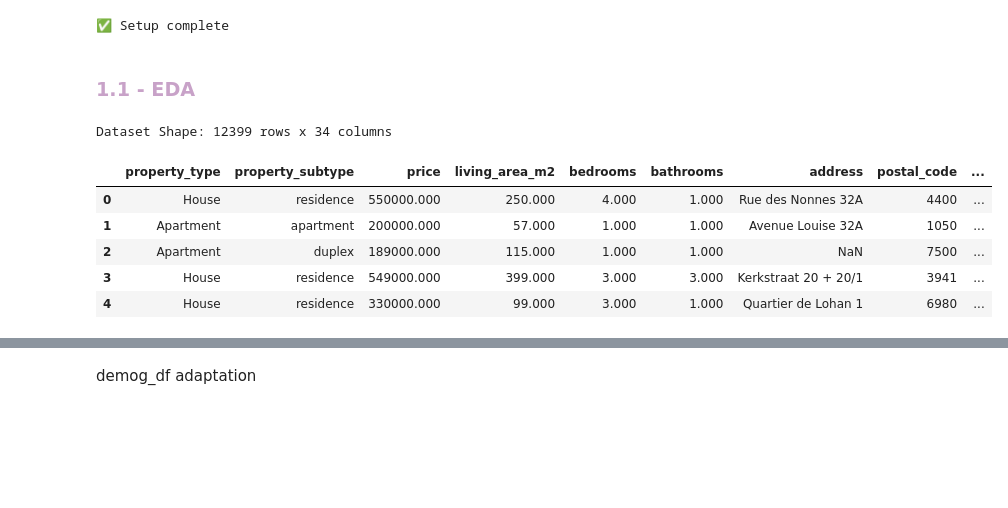
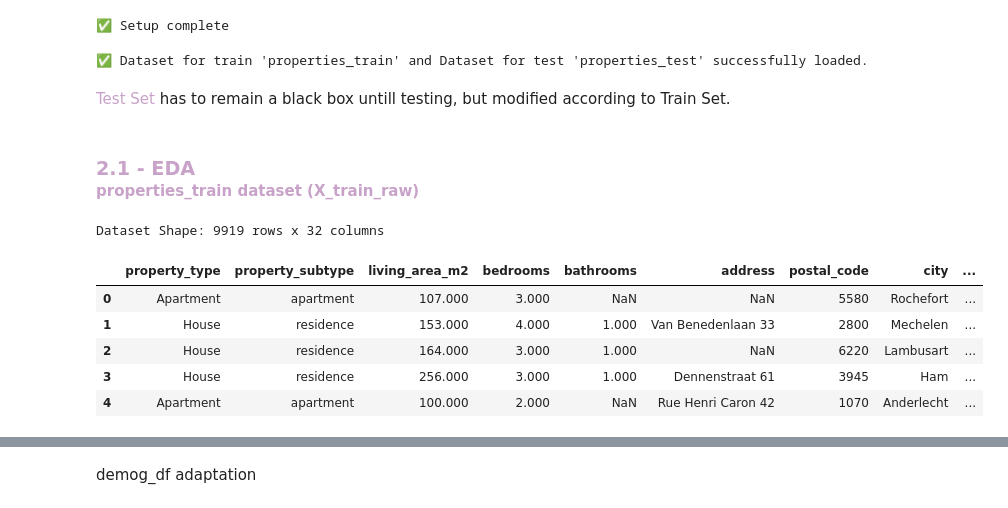
Before and after one commit to ireneghioni-glitch/immo-eliza-ml, a Jupyter notebook: 2_Data_Preparation/irene_ImmoEliza_preprocessing.ipynb, the cells around one changed output, grey strips where cells are left out. Cells and saved outputs as stored; diff of their text form; code cells hidden in the pictures; blank space fills up the shorter version.

```diff
--- a/2_Data_Preparation/irene_ImmoEliza_preprocessing.ipynb
+++ b/2_Data_Preparation/irene_ImmoEliza_preprocessing.ipynb
@@ -39,21 +39,29 @@ print("✅ Setup complete")
 # %%
 # dataset loading
 
-DATASET_CSV_PATH = "../data/raw/properties_final_irene.csv"
-MANIP_DATASET_CSV_PATH = "../data/cleaned/properties_final_irene_after_analysis.csv"
-properties = pd.read_csv(DATASET_CSV_PATH)
-properties_original = properties.copy()
+X_TRAIN_RAW_CSV_PATH = "../data/raw/train_test/X_train_raw.csv"
+X_TEST_RAW_CSV_PATH = "../data/raw/train_test/X_test_raw.csv"
+
+properties_train = pd.read_csv(X_TRAIN_RAW_CSV_PATH)
+properties_test = pd.read_csv(X_TEST_RAW_CSV_PATH)
+
+print("✅ Dataset for train 'properties_train' and Dataset for test 'properties_test' successfully loaded.")
+# %% [output]
+✅ Dataset for train 'properties_train' and Dataset for test 'properties_test' successfully loaded.
-# %% [markdown]
-### <span style="color:#c8a2c8">1.1 - EDA</span>
+# %% [markdown]
+<span style="color:#c8a2c8">Test Set</span> has to remain a black box untill testing, but modified according to Train Set.
+# %% [markdown]
+<h3 style="color:#c8a2c8; margin-bottom: 0px; padding-bottom: 0px;">2.1 - EDA</h3>
+<h4 style="color:#c8a2c8; margin-top: 0px; padding-top: 0px;">properties_train dataset (X_train_raw)</h4>
 # %%
-print(f'Dataset Shape: {properties.shape[0]} rows x {properties.shape[1]} columns\n')
-properties.head()
+print(f'Dataset Shape: {properties_train.shape[0]} rows x {properties_train.shape[1]} columns\n')
+properties_train.head()
 # %% [output]
-Dataset Shape: 12399 rows x 34 columns
+Dataset Shape: 9919 rows x 32 columns
-|  | property_type | property_subtype | price | living_area_m2 | bedrooms | bathrooms | address | postal_code | ... |
-| 0 | House | residence | 550000.000 | 250.000 | 4.000 | 1.000 | Rue des Nonnes 32A | 4400 | ... |
-| 1 | Apartment | apartment | 200000.000 | 57.000 | 1.000 | 1.000 | Avenue Louise 32A | 1050 | ... |
-| 2 | Apartment | duplex | 189000.000 | 115.000 | 1.000 | 1.000 | NaN | 7500 | ... |
-| 3 | House | residence | 549000.000 | 399.000 | 3.000 | 3.000 | Kerkstraat 20 + 20/1 | 3941 | ... |
-| 4 | House | residence | 330000.000 | 99.000 | 3.000 | 1.000 | Quartier de Lohan 1 | 6980 | ... |
+|  | property_type | property_subtype | living_area_m2 | bedrooms | bathrooms | address | postal_code | city | ... |
+| 0 | Apartment | apartment | 107.000 | 3.000 | NaN | NaN | 5580 | Rochefort | ... |
+| 1 | House | residence | 153.000 | 4.000 | 1.000 | Van Benedenlaan 33 | 2800 | Mechelen | ... |
+| 2 | House | residence | 164.000 | 3.000 | 1.000 | NaN | 6220 | Lambusart | ... |
+| 3 | House | residence | 256.000 | 3.000 | 1.000 | Dennenstraat 61 | 3945 | Ham | ... |
+| 4 | Apartment | apartment | 100.000 | 2.000 | NaN | Rue Henri Caron 42 | 1070 | Anderlecht | ... |
 # %%
```
Also changed, not shown: parts of 54 cells of this notebook, 3 other files.
